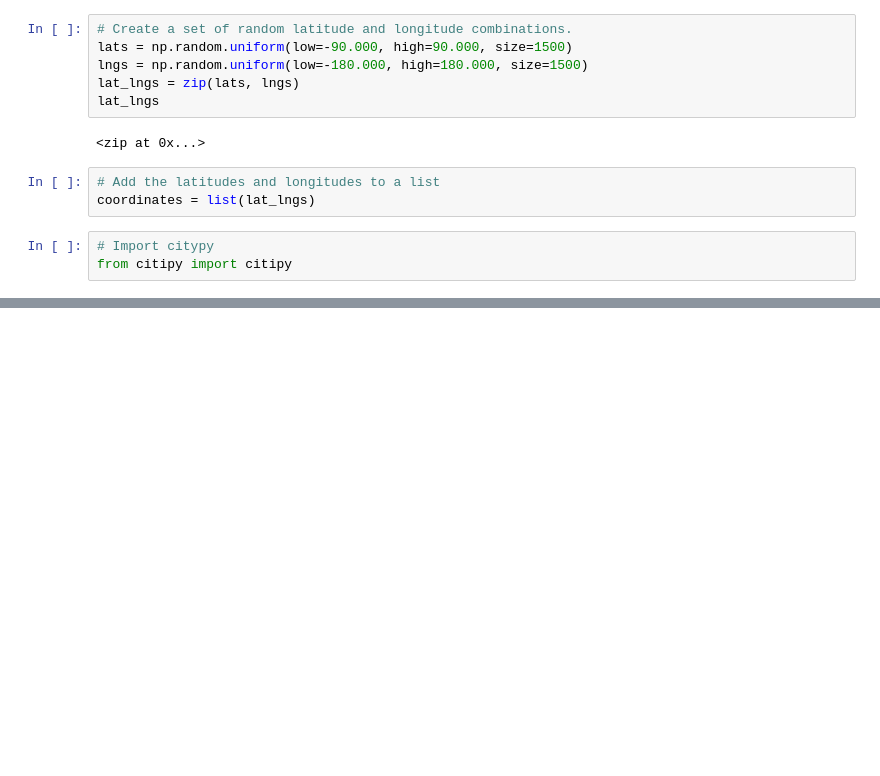
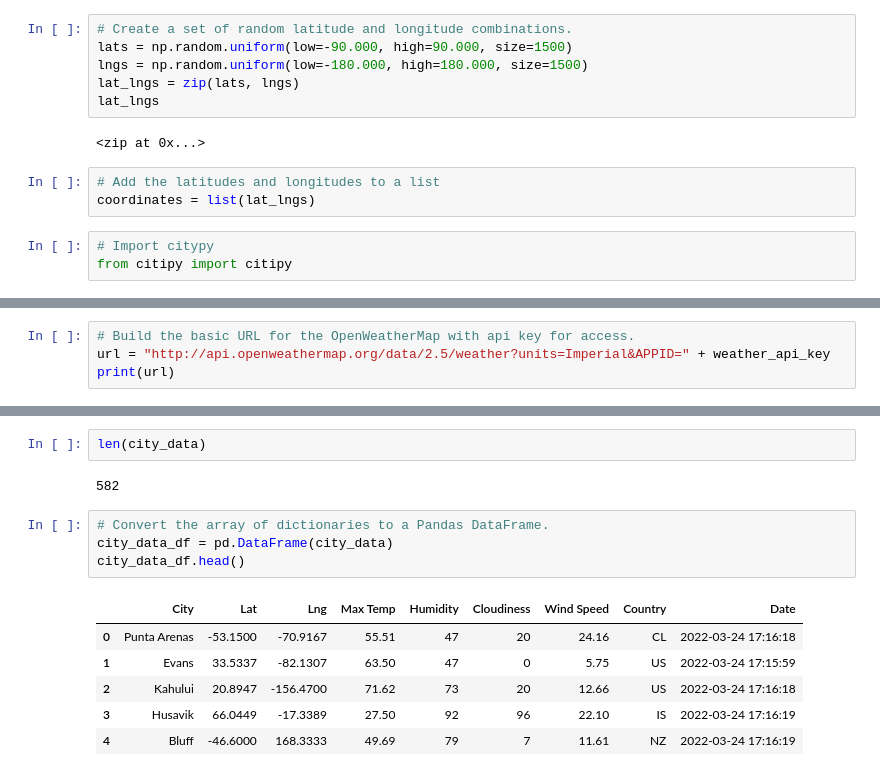
Before and after one commit to agomoll/World_Weather_Analysis, a Jupyter notebook: WeatherPy.ipynb, the cells around one changed output, grey strips where cells are left out. Drawn from its saved outputs; the diff is of its cells as text; blank space fills up the shorter version.

Commit message:
adding weather data

```diff
--- a/WeatherPy.ipynb
+++ b/WeatherPy.ipynb
@@ -35,0 +40,4 @@ len(cities)
+# %%
+# Build the basic URL for the OpenWeatherMap with api key for access.
+url = "http://api.openweathermap.org/data/2.5/weather?units=Imperial&APPID=" + weather_api_key
+print(url)
@@ -35,0 +132,15 @@ len(cities)
+# %%
+len(city_data)
+# %% [output]
+582
+# %%
+# Convert the array of dictionaries to a Pandas DataFrame.
+city_data_df = pd.DataFrame(city_data)
+city_data_df.head()
+# %% [output]
+|  | City | Lat | Lng | Max Temp | Humidity | Cloudiness | Wind Speed | Country | Date |
+| 0 | Punta Arenas | -53.1500 | -70.9167 | 55.51 | 47 | 20 | 24.16 | CL | 2022-03-24 17:16:18 |
+| 1 | Evans | 33.5337 | -82.1307 | 63.50 | 47 | 0 | 5.75 | US | 2022-03-24 17:15:59 |
+| 2 | Kahului | 20.8947 | -156.4700 | 71.62 | 73 | 20 | 12.66 | US | 2022-03-24 17:16:18 |
+| 3 | Husavik | 66.0449 | -17.3389 | 27.50 | 92 | 96 | 22.10 | IS | 2022-03-24 17:16:19 |
+| 4 | Bluff | -46.6000 | 168.3333 | 49.69 | 79 | 7 | 11.61 | NZ | 2022-03-24 17:16:19 |
```
Also changed, not shown: parts of 7 cells of this notebook, 5 other files.
